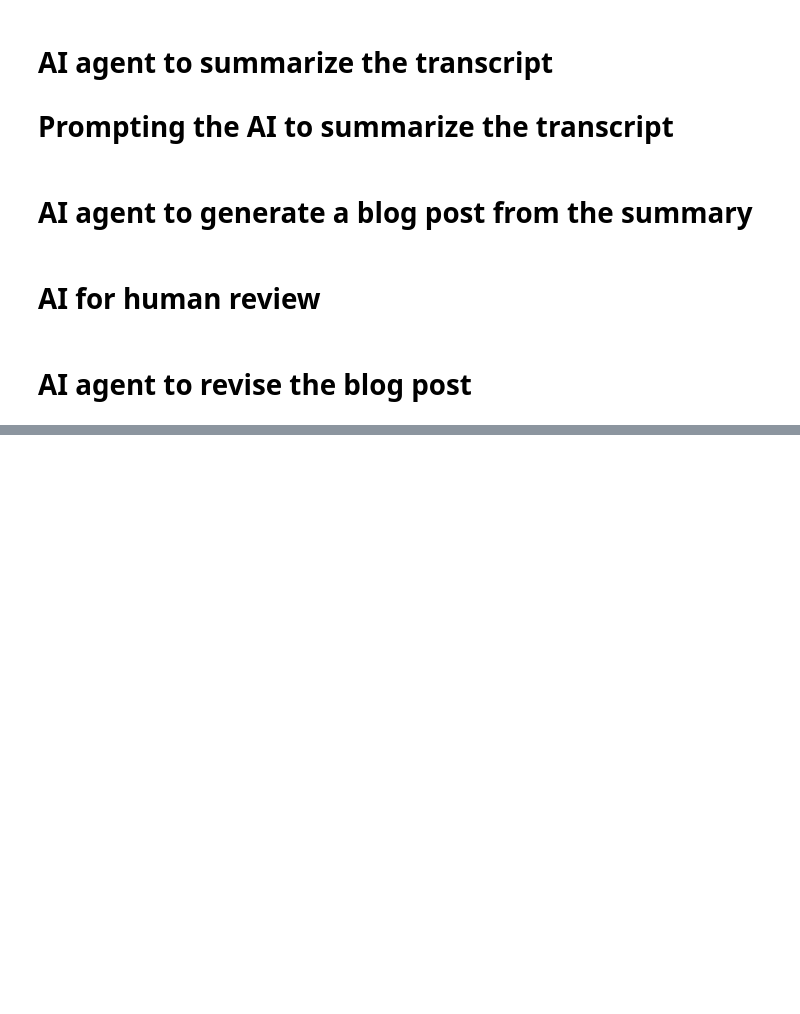
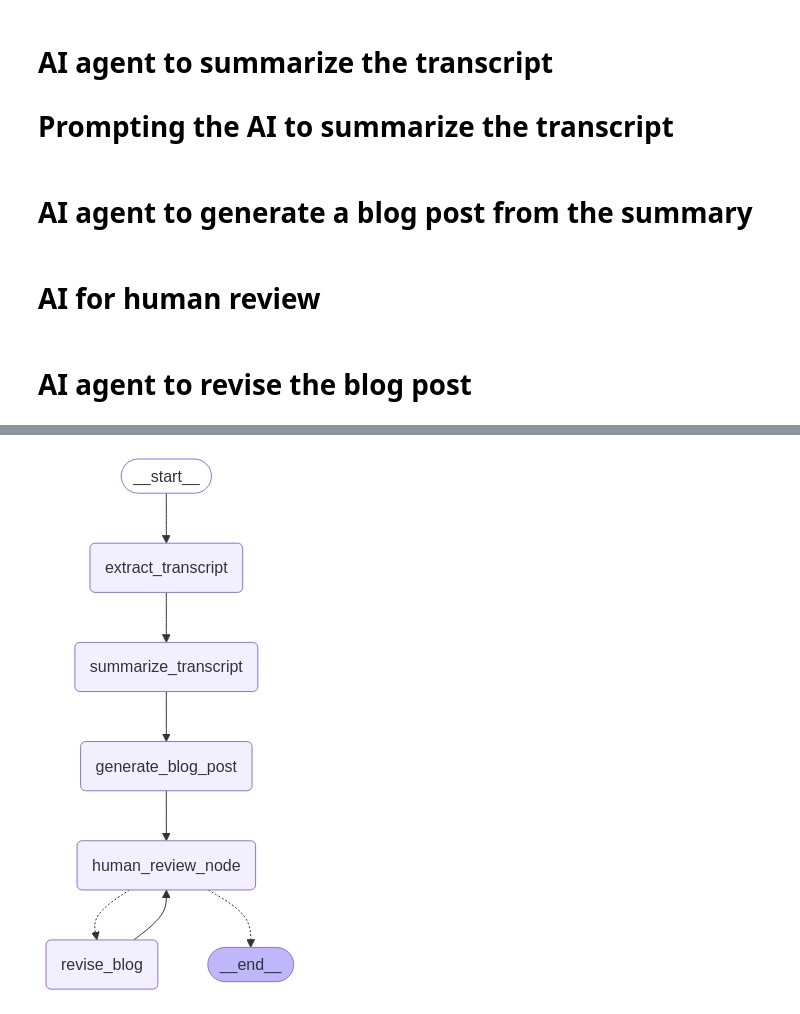
Before and after one commit to banderGlitch/genai, a Jupyter notebook: 7-YoutubeBlog/youtube.ipynb, the cells around one changed output, grey strips where cells are left out. Drawn from its saved outputs; the diff is of its cells as text; code cells hidden in the pictures; blank space fills up the shorter version.

```diff
--- a/7-YoutubeBlog/youtube.ipynb
+++ b/7-YoutubeBlog/youtube.ipynb
@@ -167,6 +189,9 @@ workflow.add_edge("revise_blog", "human_review_node")
 # %%
 # Run the workflow
 compiled_graph = workflow.compile()
+display(Image(compiled_graph.get_graph().draw_mermaid_png()))
+# %% [output]
+[figure, added]
 # %%
 # Make sure all required keys are in the initial state
 initial_state = {
```
Also changed, not shown: parts of 6 cells of this notebook.
